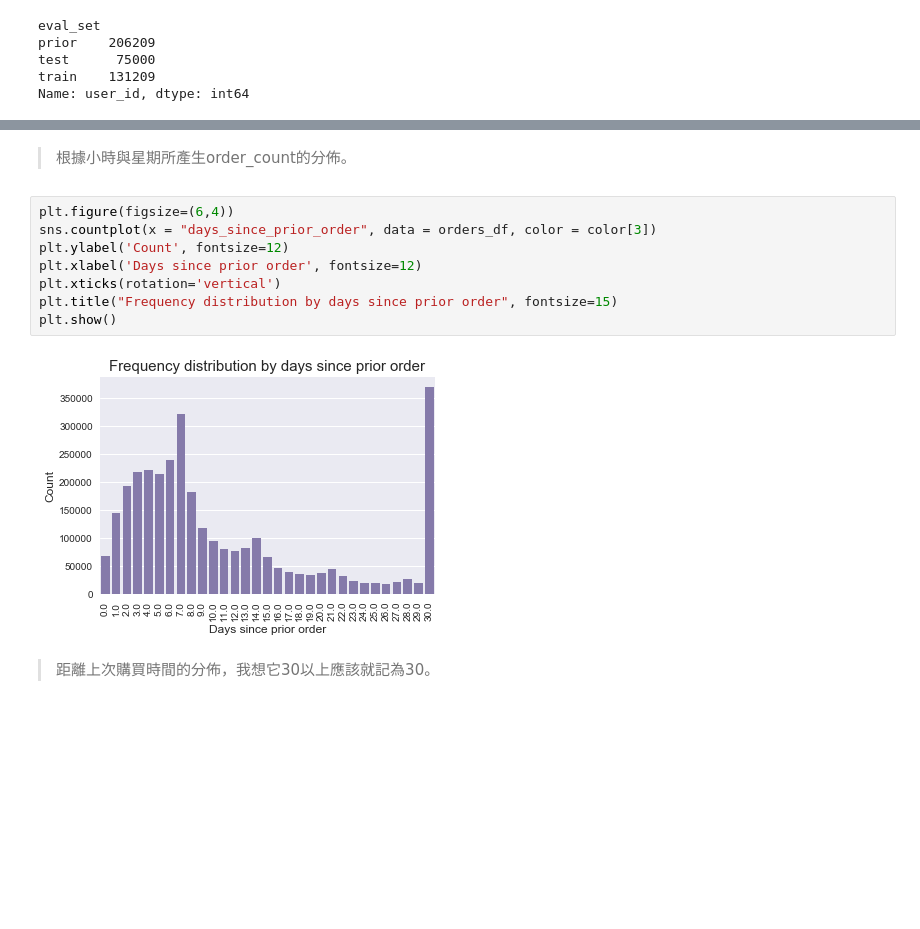
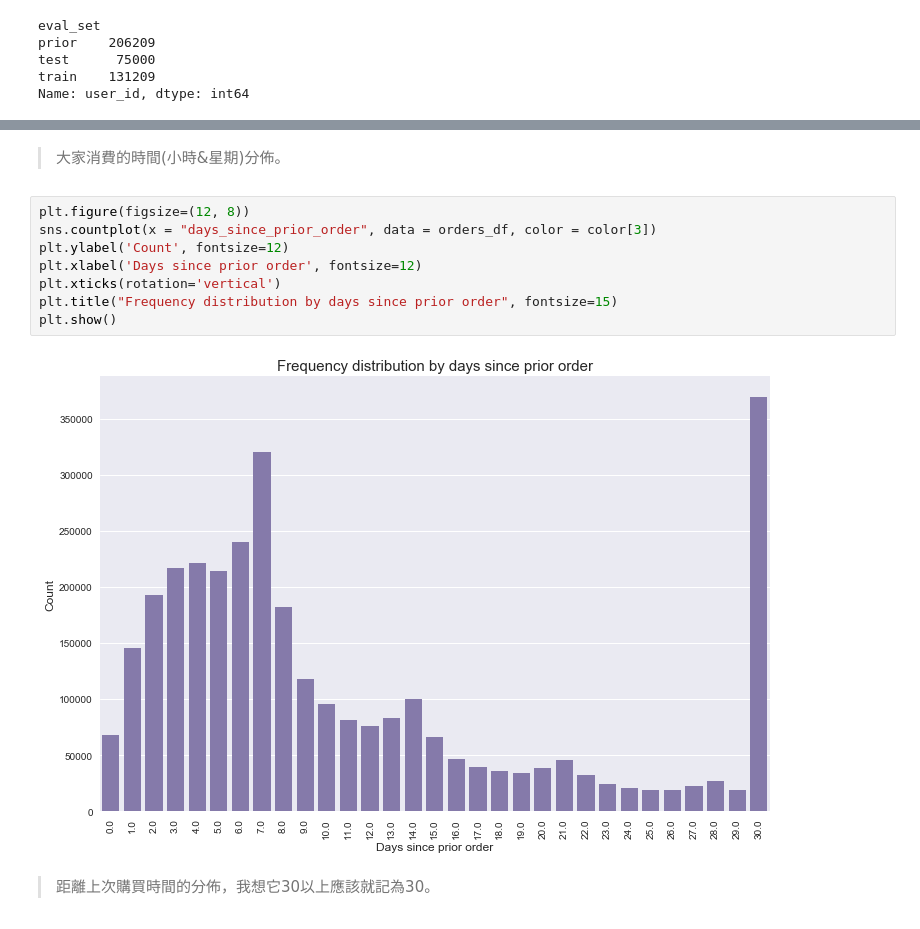
Before and after one commit to t830506/Kaggle_Compitition-Instacart_Market_Basket_Analysis, a Jupyter notebook: a_visualization.ipynb, the cells around one changed output, grey strips where cells are left out. Drawn from its saved outputs; the diff is of its cells as text; blank space fills up the shorter version.

```diff
--- a/a_visualization.ipynb
+++ b/a_visualization.ipynb
@@ -164,15 +162,15 @@ plt.show()
-# %% [markdown]
-> 根據小時與星期所產生order_count的分佈。
+# %% [markdown]
+> 大家消費的時間(小時&星期)分佈。
 # %%
-plt.figure(figsize=(6,4))
+plt.figure(figsize=(12, 8))
 sns.countplot(x = "days_since_prior_order", data = orders_df, color = color[3])
 plt.ylabel('Count', fontsize=12)
 plt.xlabel('Days since prior order', fontsize=12)
 plt.xticks(rotation='vertical')
 plt.title("Frequency distribution by days since prior order", fontsize=15)
 plt.show()
 # %% [output]
-[figure, old version]
+[figure, new version]
 # %% [markdown]
 > 距離上次購買時間的分佈，我想它30以上應該就記為30。
 # %% [markdown]
```
Also changed, not shown: parts of 26 cells of this notebook, 3 other files.
